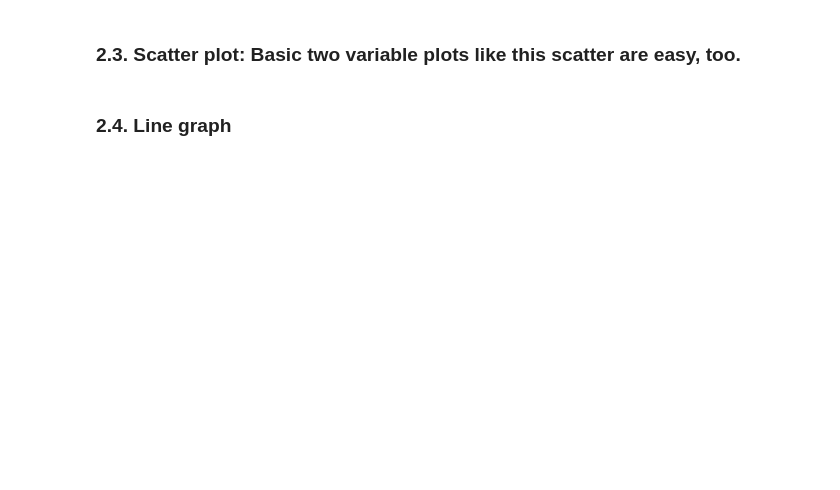
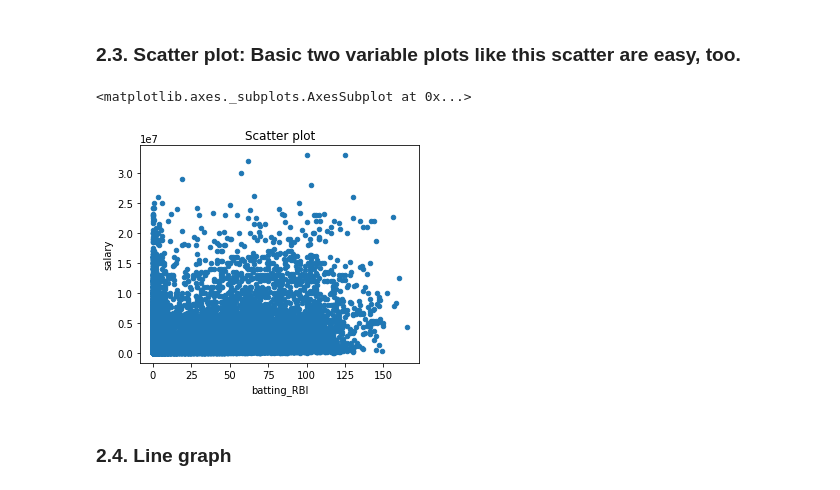
Before and after one commit to ICOSBigDataCamp/2018-summer-camp, a Jupyter notebook: pandas/ICOS_Big_Data_Camp_Data_Analysis_presentation.ipynb, the cells around one changed output. Cells and saved outputs as stored; diff of their text form; code cells hidden in the pictures; blank space fills up the shorter version.

Commit message:
pandas update

```diff
--- a/pandas/ICOS_Big_Data_Camp_Data_Analysis_presentation.ipynb
+++ b/pandas/ICOS_Big_Data_Camp_Data_Analysis_presentation.ipynb
@@ -442,0 +1023,13 @@ data.columns.values
+# %%
+import pandas as pd
+import numpy as np
+import matplotlib.pyplot as plt
+import statsmodels.api as sm
+import statsmodels.formula.api as smf
+
+# This makes it so that plots show up here in the notebook.
+# You do not need it if you are not using a notebook.
+%matplotlib inline
+
+data = pd.read_csv('baseball.tsv', sep='\t')
+data.columns.values
@@ -447,2 +1060,10 @@ data['salary'].hist(bins=20)
+# %%
+data['log_salary'] = np.log(data['salary'] + 1)
+# %%
+def log2(value):
+    result = np.log(value + 1)
+    return result
+
+data['log_salary'] = data['salary'].apply(log2)
 # %%
 data['log_salary'].hist(bins=20)
@@ -451,8 +1075,11 @@ data['log_salary'].hist(bins=20)
 # %%
 data.plot.scatter(x = 'batting_RBI',
                   y = 'salary',
                   title = 'Scatter plot',
-                  figsize = (10, 8))
+                  figsize = (5, 4))
+# %% [output]
+<matplotlib.axes._subplots.AxesSubplot at 0x...>
+[figure, added]
 # %% [markdown]
 ### 2.4. Line graph
 # %%
```
Also changed, not shown: parts of 114 cells of this notebook, 2 other files.
